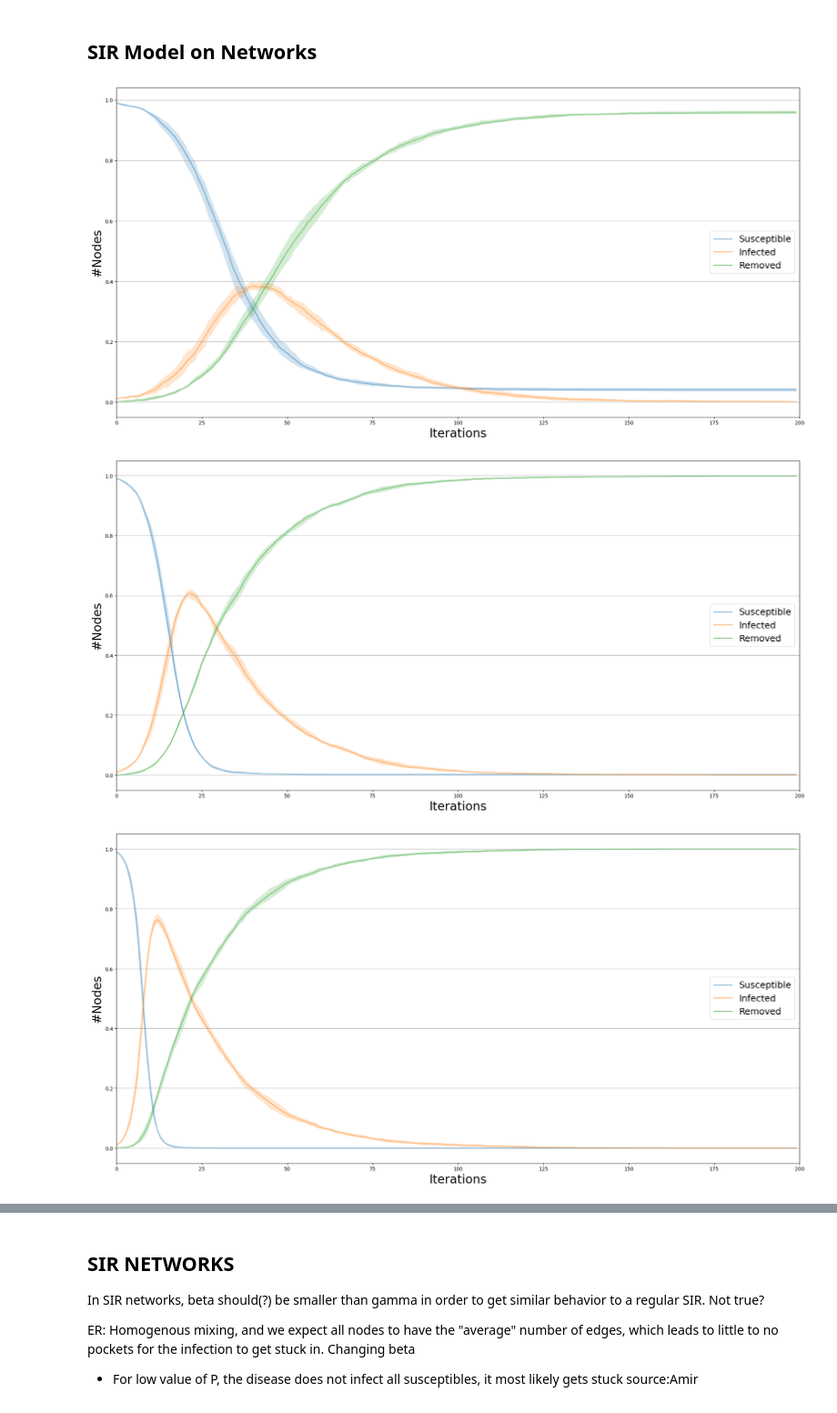
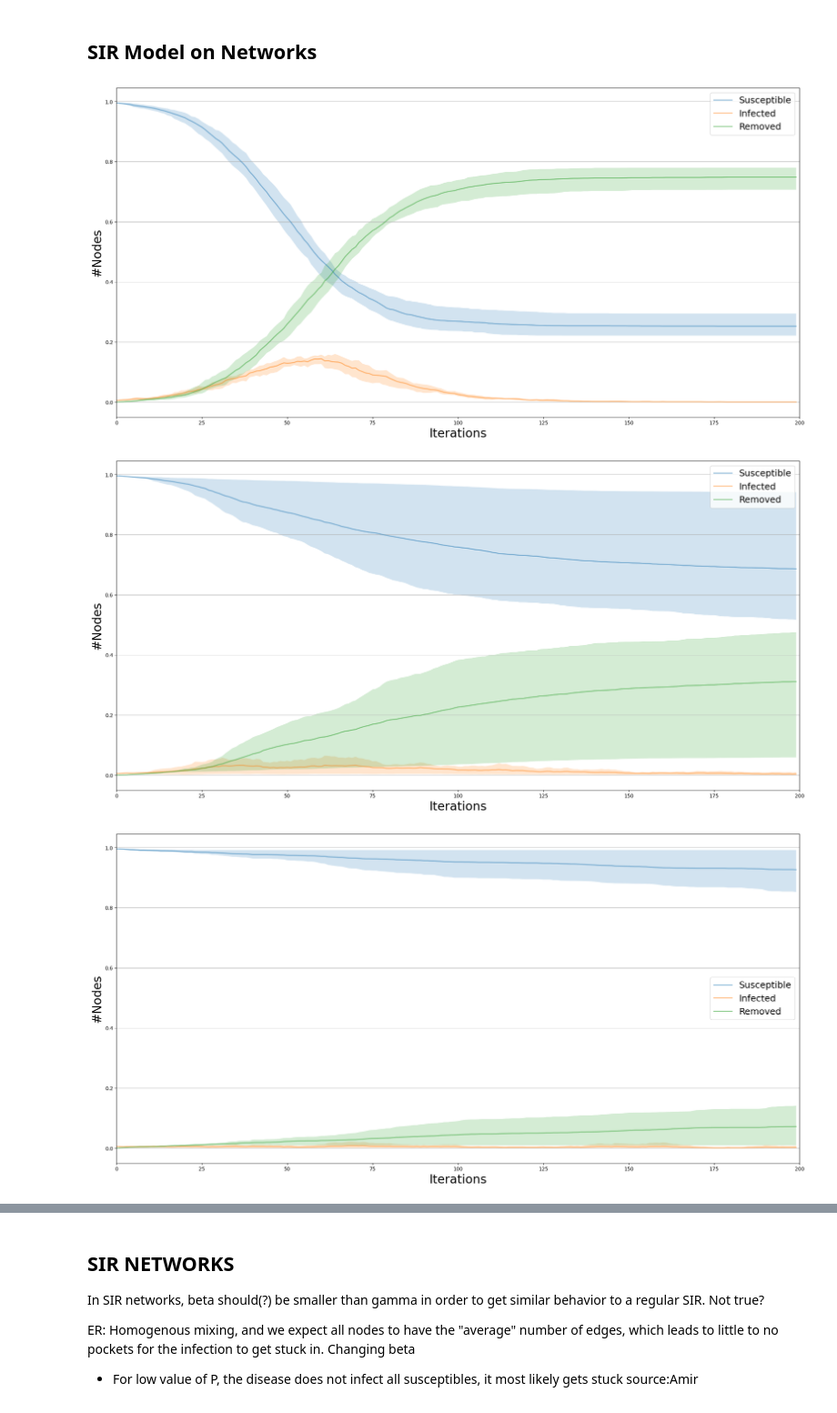
Before and after one commit to AmirSahrani/IntroCompAssignment2_fresh, a Jupyter notebook: Assignment2.ipynb, the cells around one changed output, grey strips where cells are left out. Shown at 91% size. Cells and saved outputs as stored; diff of their text form; code cells hidden in the pictures.

```diff
--- a/Assignment2.ipynb
+++ b/Assignment2.ipynb
@@ -561,44 +584,44 @@ plt.show()
 # %%
 import ndlib.models.ModelConfig as mc
 from ndlib.viz.mpl.DiffusionTrend import DiffusionTrend
 from ndlib.utils import multi_runs
 
 
 # nx.draw_networkx_edges(graph,pos=nx.spring_layout(graph))
 def give_plot(graph, rule=None):
     model = ep.SIRModel(graph)
 
     ## configuring model
 
     config = mc.Configuration()
     config.add_model_parameter("beta", 1 / 100)
-    config.add_model_parameter("gamma", 1 / 20)
-    config.add_model_parameter("fraction_infected", 0.01)
+    config.add_model_parameter("gamma", 1/10)
+    config.add_model_parameter("fraction_infected", 5/len(graph.nodes))
     model.set_initial_status(config)
 
     ## Excuting the simulation
 
     trends = multi_runs(model, execution_number=4, iteration_number = 200, nprocesses=4)
 
     ## Visualizing
     visual = DiffusionTrend(model, trends)
-    plot = visual.plot(percentile=95)
+    return visual.plot(percentile=95)
 
 
 graphER = nx.erdos_renyi_graph(1000, 0.02)
-graphER1 = nx.erdos_renyi_graph(1000, 0.04)
-graphER2 = nx.erdos_renyi_graph(1000, 0.08)
-# graphBA = nx.barabasi_albert_graph(1000,15)
-# graphBA1 = nx.barabasi_albert_graph(1000,15)
-# graphBA2 = nx.barabasi_albert_graph(1000,15)
-# graphWS = nx.watts_strogatz_graph(1000,20,0.000000000001)
-give_plot(graphER)
-give_plot(graphER1)
-give_plot(graphER2)
+graphER1 = nx.erdos_renyi_graph(1000, 0.015)
+graphER2 = nx.erdos_renyi_graph(1000, 0.01)
+graphBA = nx.barabasi_albert_graph(1000, 20)
+graphBA1 = nx.barabasi_albert_graph(1000,15)
+graphBA2 = nx.barabasi_albert_graph(1000,10)
+graphWS = nx.watts_strogatz_graph(1000,20,0)
+graphWS1 = nx.watts_strogatz_graph(1000,15,0.2)
+graphWS2 = nx.watts_strogatz_graph(1000,16,1 )
+graphs = [graphER, graphER1, graphER2, graphBA, graphBA1, graphBA2, graphWS, graphWS1, graphWS2]
 
-# give_plot(graphBA)
-# give_plot(graphWS)
+for plot,graph in enumerate(graphs):
+    give_plot(graph)
 # %% [output]
-[figure, old version]
+[figure, new version]
-[figure, old version]
+[figure, new version]
-[figure, old version]
+[figure, new version]
```
Also changed, not shown: parts of 7 cells of this notebook.
